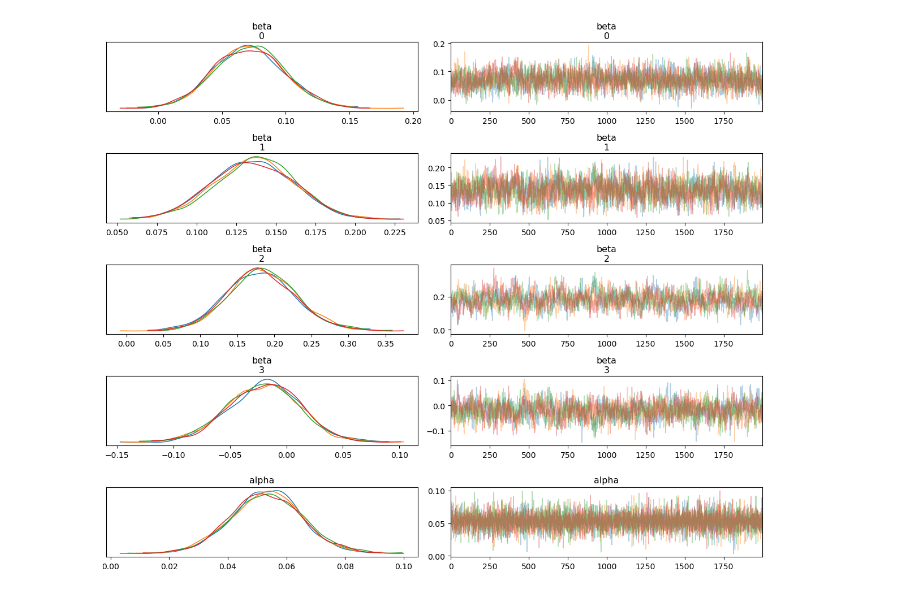
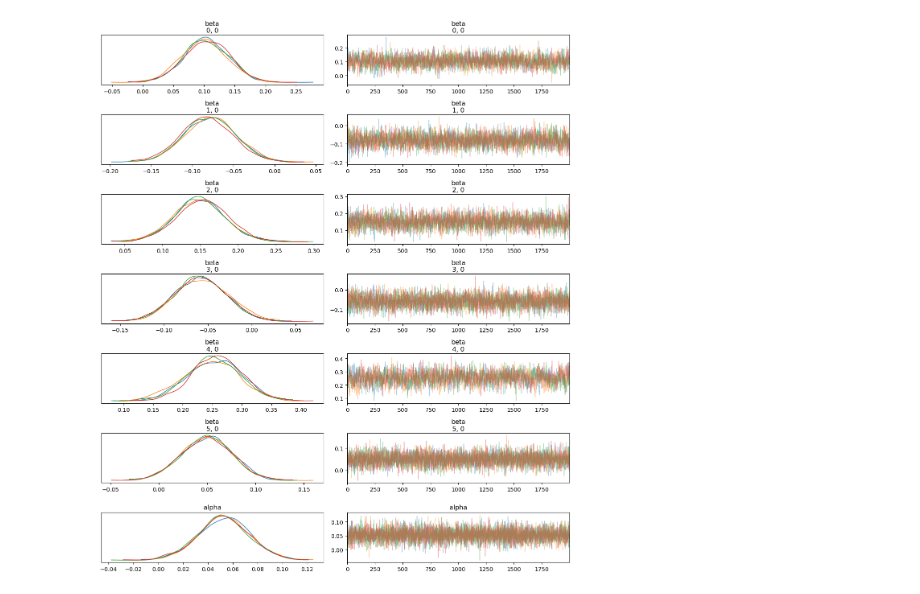
Before and after one commit to leonardotisato/Bayesian-Statistics-Project, a Jupyter notebook: sandbox/mixture_model/analysis.ipynb, the cells around one changed output. Cells and saved outputs as stored; diff of their text form; code cells hidden in the pictures.

```diff
--- a/sandbox/mixture_model/analysis.ipynb
+++ b/sandbox/mixture_model/analysis.ipynb
@@ -170,10 +193,21 @@ model {
 # %%
 with open("final_model_nomix.stan", "w") as f:
     f.write(model)
+# %%
+# save labels from file
+with open("labels.txt", "r") as f:
+    cluster_labels = [int(line.strip()) for line in f.readlines()]
+# %%
+df["cluster"] = cluster_labels
+C = len(set(cluster_labels))
 # %%
-data = {
+data_m = {
     "N": int(N),
     "P": int(P),
+    "C": C,
+    "cluster": df["cluster"].astype(int),
+    "std_y": float(std_y),
+    "median_y": float(median_y),
     "y_star": y_star.astype(float),
     "X_star": X_star.astype(float),
     "W": W,
@@ -186,10 +220,10 @@ model_exe = CmdStanModel(stan_file="final_model_nomix.stan")
 # %%
-fit = model_exe.sample(
-    data=data,
+fit_l = model_exe.sample(
+    data=data_m,
     chains=4,
     iter_warmup=2000,
     iter_sampling=2000,
     adapt_delta=0.99,
-    max_treedepth=15
+    max_treedepth=15,
 )
 # %% [output]
@@ -296,9 +400,9 @@ plt.show()
 # %%
 az.rcParams["plot.max_subplots"] = 100
-az.plot_trace(fit, var_names=["beta", "alpha"], compact=False)
+az.plot_trace(fit_l, var_names=["beta", "alpha"], compact=False)
 plt.tight_layout()
 # %% [output]
-[figure, old version]
+[figure, new version]
 # %%
 import seaborn as sns
 import matplotlib.pyplot as plt
```
Also changed, not shown: parts of 15 cells of this notebook, 9 other files.
